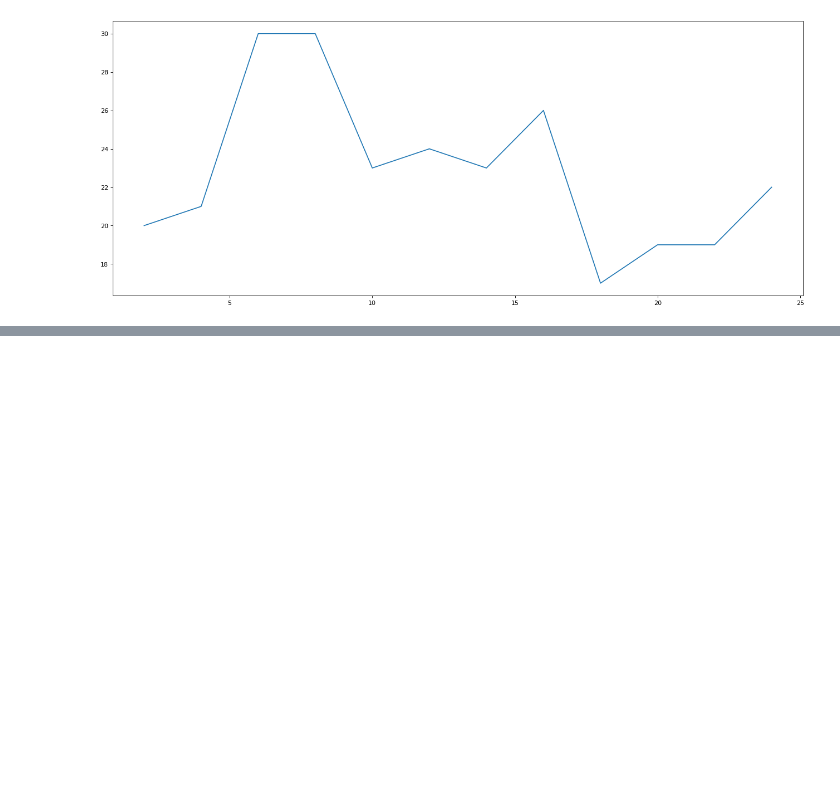
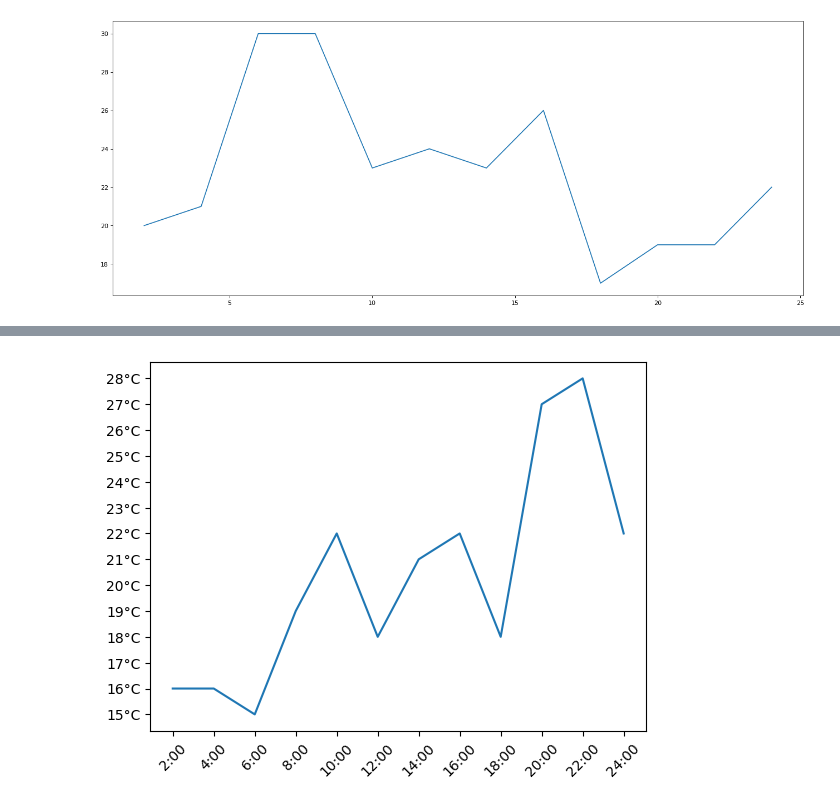
Before and after one commit to yanyusiyunshen/Data-Analysis, a Jupyter notebook: code/matplotlib.ipynb, the cells around one changed output, grey strips where cells are left out. Cells and saved outputs as stored; diff of their text form; code cells hidden in the pictures; blank space fills up the shorter version.

```diff
--- a/code/matplotlib.ipynb
+++ b/code/matplotlib.ipynb
@@ -62,0 +80,14 @@ plt.savefig('./t2.svg')
+# %%
+#设置x轴的刻度标签
+x_ticks_label =["{}:00".format(i) for i in x] #rotation = 45让字旋转45度"
+plt.xticks(x,x_ticks_label,rotation = 45)
+
+#设置y轴的刻度标签
+y_ticks_label = ["{}°C".format(i) for i in range(min (y),max(y)+1)]
+plt.yticks(range (min (y),max(y)+1),y_ticks_label)
+
+#绘图
+plt.plot (x,y)
+plt.show()
+# %% [output]
+[figure, added]
```
Also changed, not shown: parts of 15 cells of this notebook.
